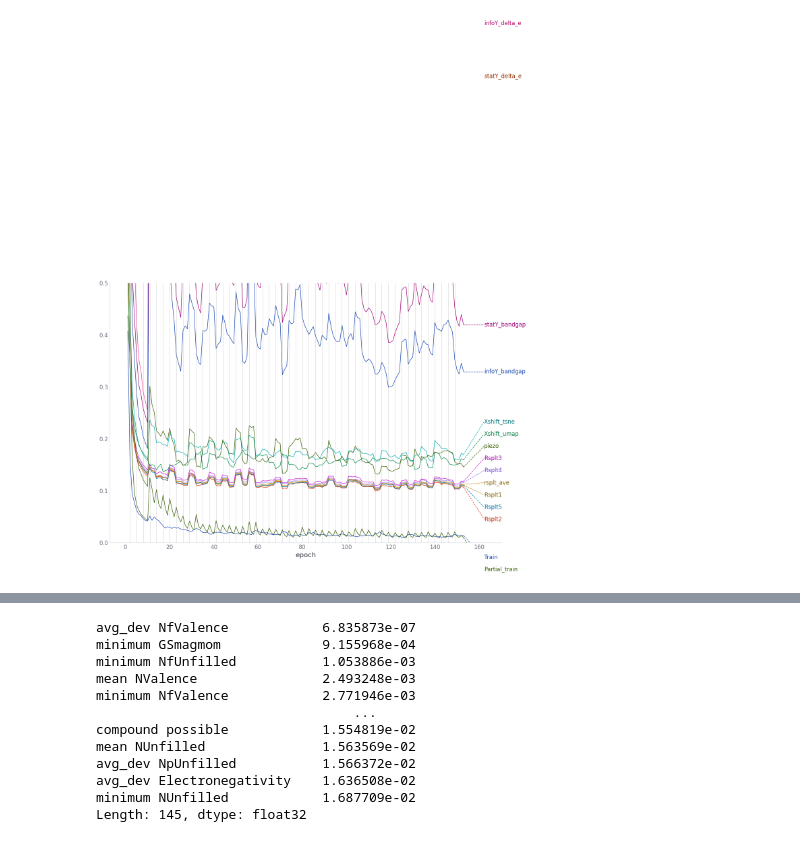
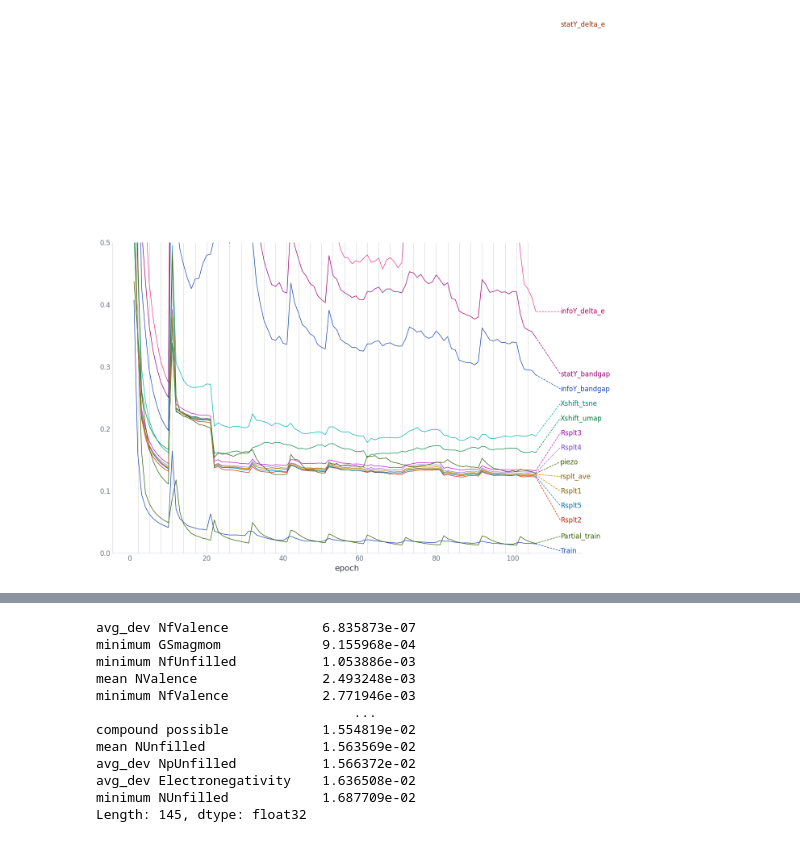
Before and after one commit to nicholas-miklaucic/ood-materials, a Jupyter notebook: log-visuals.ipynb, the cells around one changed output, grey strips where cells are left out. Cells and saved outputs as stored; diff of their text form; code cells hidden in the pictures.

```diff
--- a/log-visuals.ipynb
+++ b/log-visuals.ipynb
@@ -28,4 +34,4 @@ def plot_logs(name):
 # %%
-df2 = plot_logs('delta_e_02-23-16-21')
+df2 = plot_logs('delta_e_02-23-16-34')
 # %% [output]
-[figure, old version]
+[figure, new version]
```
Also changed, not shown: parts of 6 cells of this notebook, 5 other files.
